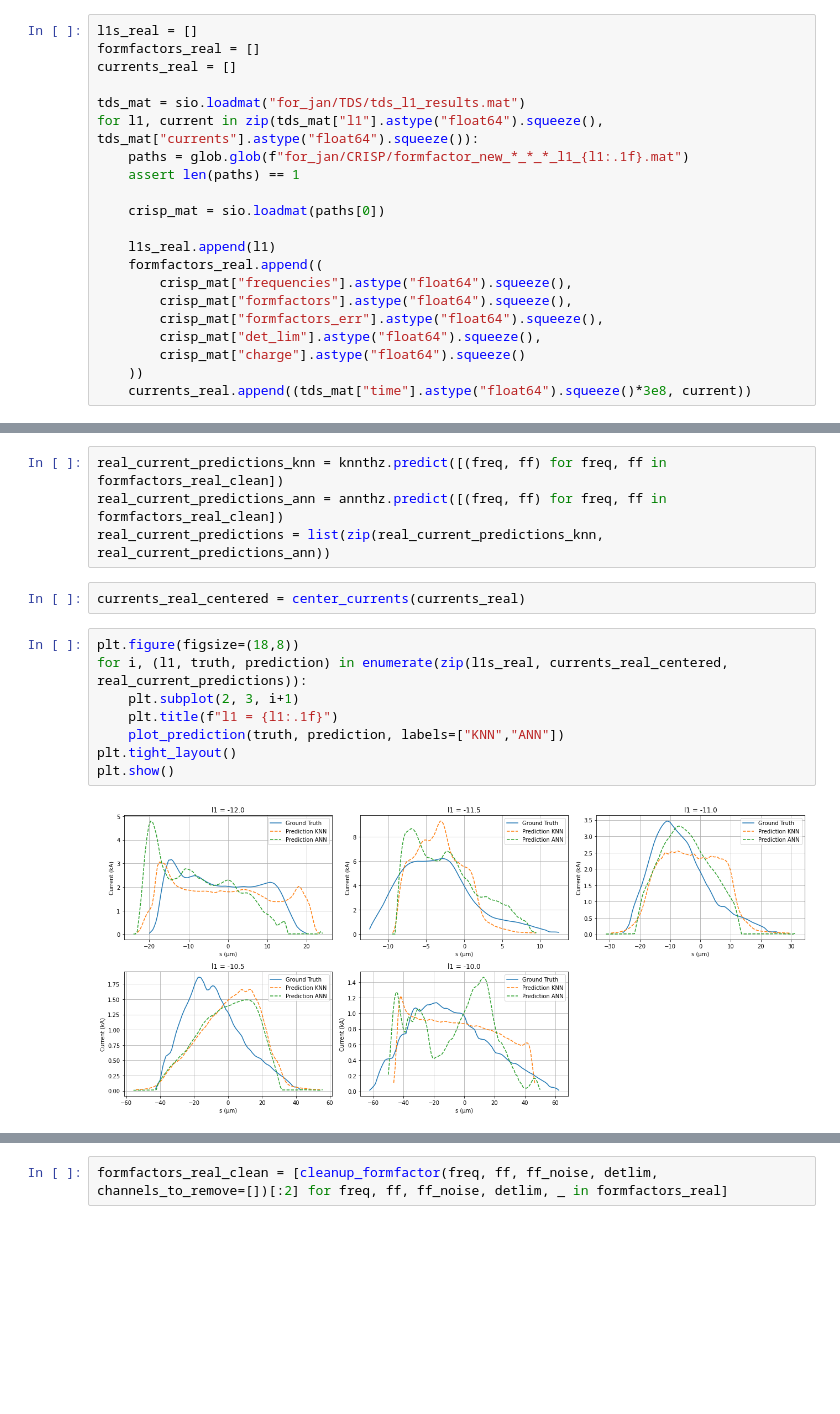
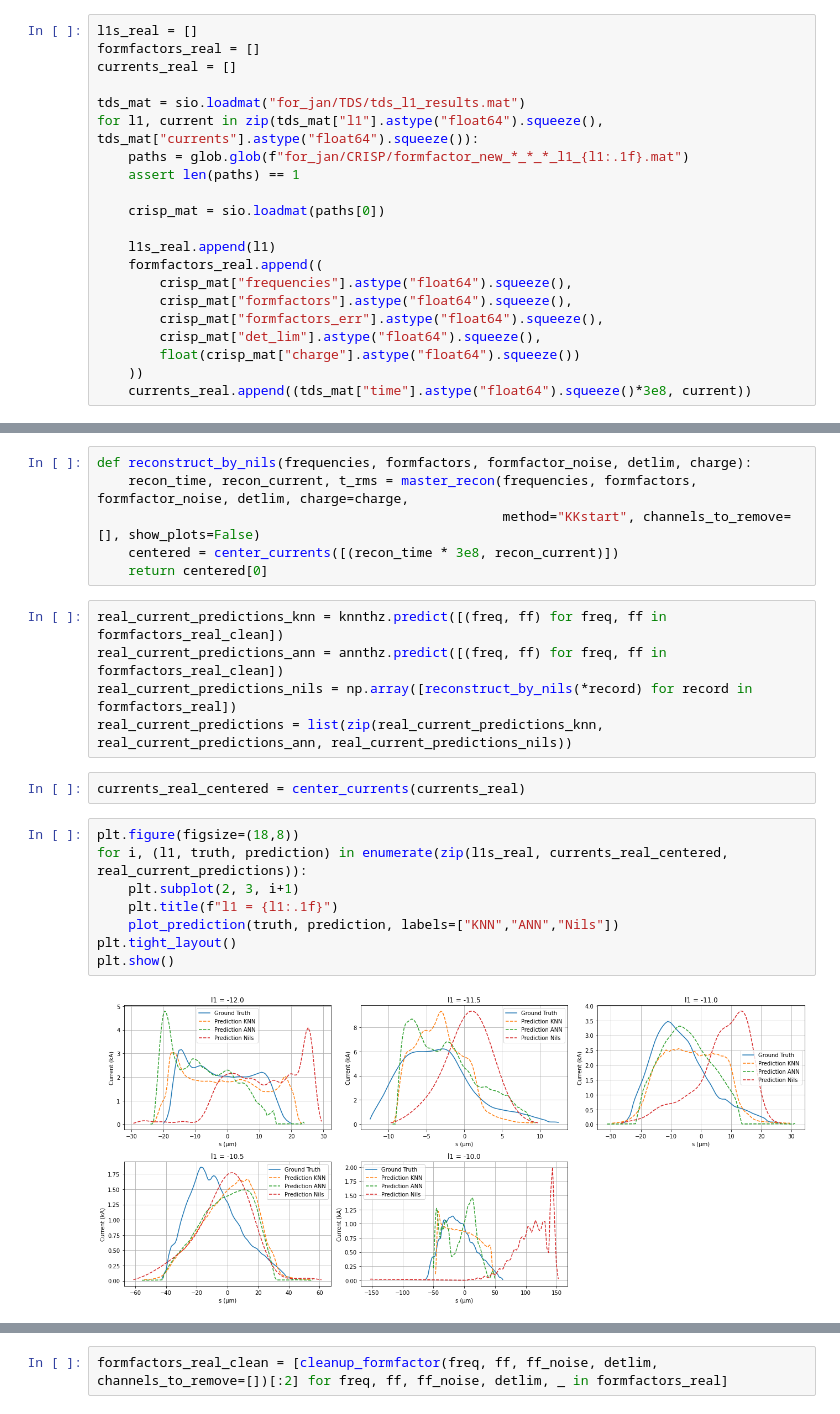
Before and after one commit to jank324/spectral-vd-euxfel, a Jupyter notebook: compare.ipynb, the cells around one changed output, grey strips where cells are left out. Drawn from its saved outputs; the diff is of its cells as text; blank space fills up the shorter version.

Commit message:
Added Nils to real data evaluation

```diff
--- a/compare.ipynb
+++ b/compare.ipynb
@@ -350,27 +361,34 @@ for l1, current in zip(tds_mat["l1"].astype("float64").squeeze(), tds_mat["curre
         crisp_mat["formfactors"].astype("float64").squeeze(),
         crisp_mat["formfactors_err"].astype("float64").squeeze(),
         crisp_mat["det_lim"].astype("float64").squeeze(),
-        crisp_mat["charge"].astype("float64").squeeze()
+        float(crisp_mat["charge"].astype("float64").squeeze())
     ))
     currents_real.append((tds_mat["time"].astype("float64").squeeze()*3e8, current))
 # %%
 formfactors_real_clean = [cleanup_formfactor(freq, ff, ff_noise, detlim, channels_to_remove=[])[:2] for freq, ff, ff_noise, detlim, _ in formfactors_real]
+# %%
+def reconstruct_by_nils(frequencies, formfactors, formfactor_noise, detlim, charge):
+    recon_time, recon_current, t_rms = master_recon(frequencies, formfactors, formfactor_noise, detlim, charge=charge,
+                                                    method="KKstart", channels_to_remove=[], show_plots=False)
+    centered = center_currents([(recon_time * 3e8, recon_current)])
+    return centered[0]
 # %%
 real_current_predictions_knn = knnthz.predict([(freq, ff) for freq, ff in formfactors_real_clean])
 real_current_predictions_ann = annthz.predict([(freq, ff) for freq, ff in formfactors_real_clean])
-real_current_predictions = list(zip(real_current_predictions_knn, real_current_predictions_ann))
+real_current_predictions_nils = np.array([reconstruct_by_nils(*record) for record in formfactors_real])
+real_current_predictions = list(zip(real_current_predictions_knn, real_current_predictions_ann, real_current_predictions_nils))
 # %%
 currents_real_centered = center_currents(currents_real)
 # %%
 plt.figure(figsize=(18,8))
 for i, (l1, truth, prediction) in enumerate(zip(l1s_real, currents_real_centered, real_current_predictions)):
     plt.subplot(2, 3, i+1)
     plt.title(f"l1 = {l1:.1f}")
-    plot_prediction(truth, prediction, labels=["KNN","ANN"])
+    plot_prediction(truth, prediction, labels=["KNN","ANN","Nils"])
 plt.tight_layout()
 plt.show()
 # %% [output]
-[figure, old version]
+[figure, new version]
 # %%
 l2s_real = []
 formfactors_real = []
```
Also changed, not shown: parts of 7 cells of this notebook.
